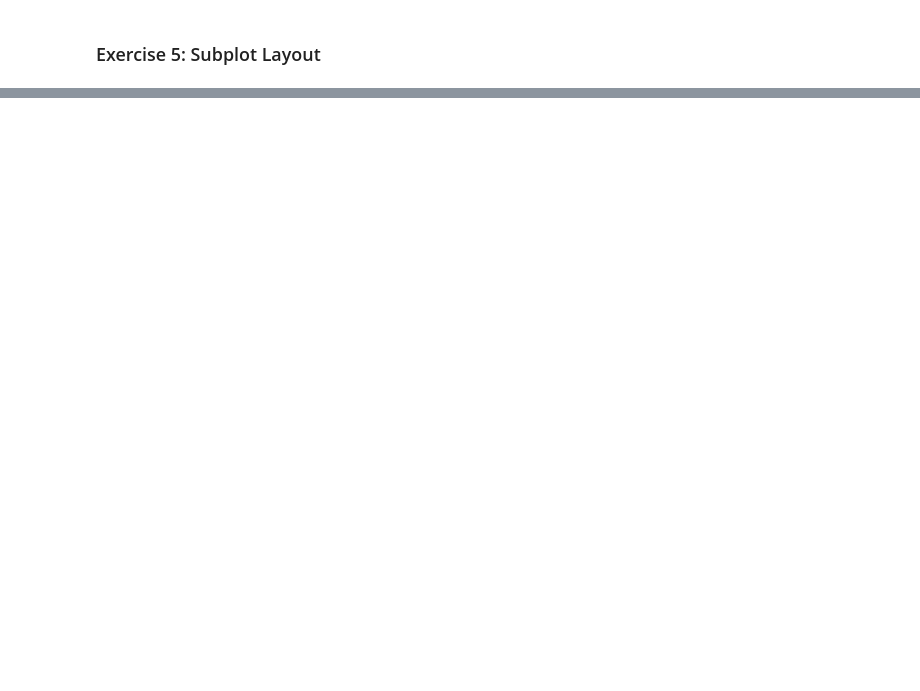
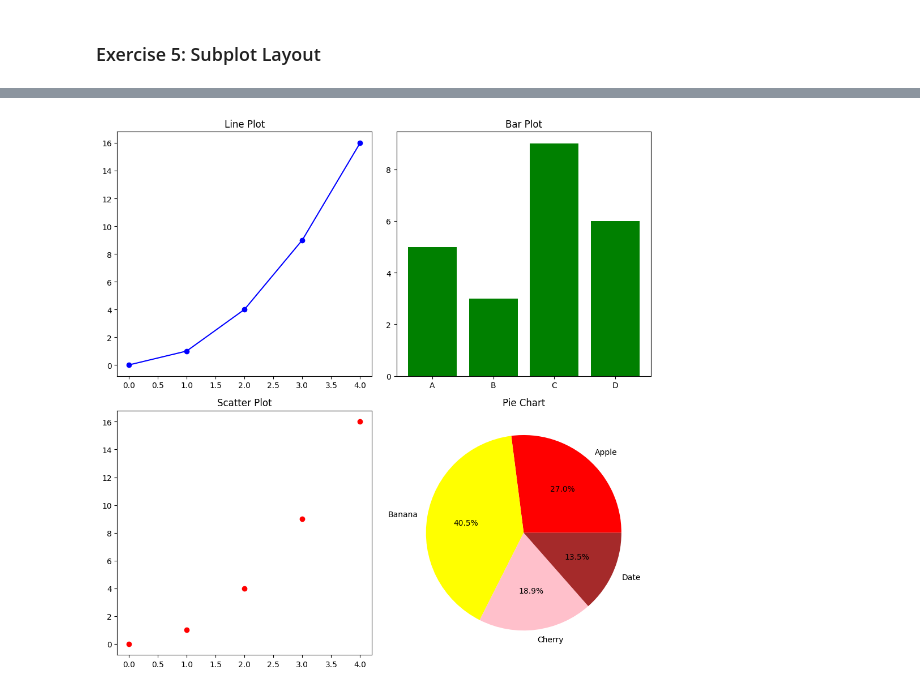
Before and after one commit to chandanavj-22/python-jupyter-template, a Jupyter notebook: src/5-subplot.ipynb, the cells around one changed output, grey strips where cells are left out. Saved outputs shown, nothing was run; the diff lists cells and outputs as text; code cells hidden in the pictures; blank space fills up the shorter version.

Commit message:
Completed Matplotlib exercises

```diff
--- a/src/5-subplot.ipynb
+++ b/src/5-subplot.ipynb
@@ -36,0 +3,54 @@ plt.show()
+# %%
+# TASK: Create a 2x2 subplot layout.
+# Plot a line chart in the first subplot, a bar chart in the second, a scatter plot in the third, and a pie chart in the fourth.
+import matplotlib.pyplot as plt
+
+def plot_subplots(x, y, categories, values, labels, sizes):
+    try:
+        # Validating data lengths
+        if len(x) != len(y):
+            raise ValueError("x and y lists must have the same length.")
+        if len(categories) != len(values):
+            raise ValueError("Categories and values lists must have the same length.")
+        if len(labels) != len(sizes):
+            raise ValueError("Labels and sizes lists must have the same length.")
+
+        # Create a 2x2 grid of subplots
+        fig, axs = plt.subplots(2, 2, figsize=(10, 10))
+
+        # First subplot: Line plot
+        axs[0, 0].plot(x, y, marker='o', linestyle='-', color='b')
+        axs[0, 0].set_title('Line Plot')
+
+        # Second subplot: Bar plot
+        axs[0, 1].bar(categories, values, color='green')
+        axs[0, 1].set_title('Bar Plot')
+
+        # Third subplot: Scatter plot
+        axs[1, 0].scatter(x, y, color='red')
+        axs[1, 0].set_title('Scatter Plot')
+
+        # Fourth subplot: Pie chart
+        axs[1, 1].pie(sizes, labels=labels, autopct='%1.1f%%', colors=['red', 'yellow', 'pink', 'brown'])
+        axs[1, 1].set_title('Pie Chart')
+
+        # Adjust layout
+        plt.tight_layout()
+
+        # Show the plots
+        plt.show()
+
+    except Exception as e:
+        print(f"Error: {e}")
+
+# Example data
+x = [0, 1, 2, 3, 4]
+y = [0, 1, 4, 9, 16]
+categories = ['A', 'B', 'C', 'D']
+values = [5, 3, 9, 6]
+labels = ['Apple', 'Banana', 'Cherry', 'Date']
+sizes = [10, 15, 7, 5]
+
+plot_subplots(x, y, categories, values, labels, sizes)
+# %% [output]
+[figure, added]
```
Also changed, not shown: parts of 1 cell of this notebook, 5 other files.
